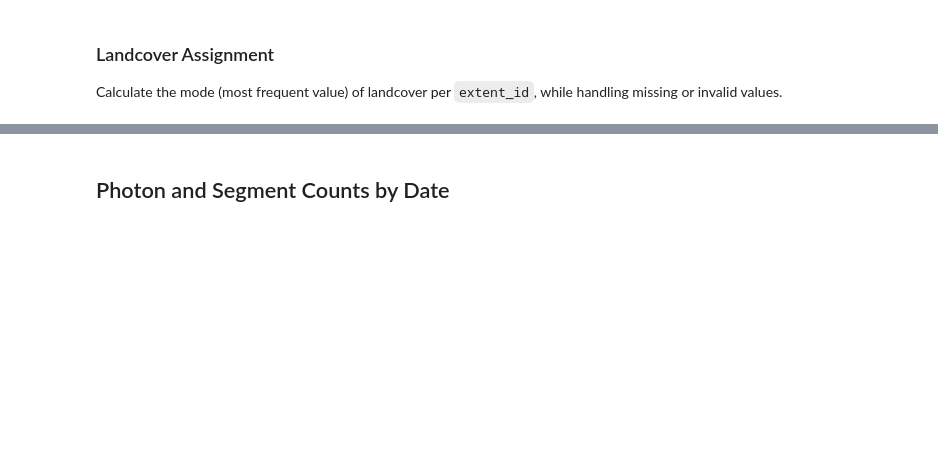
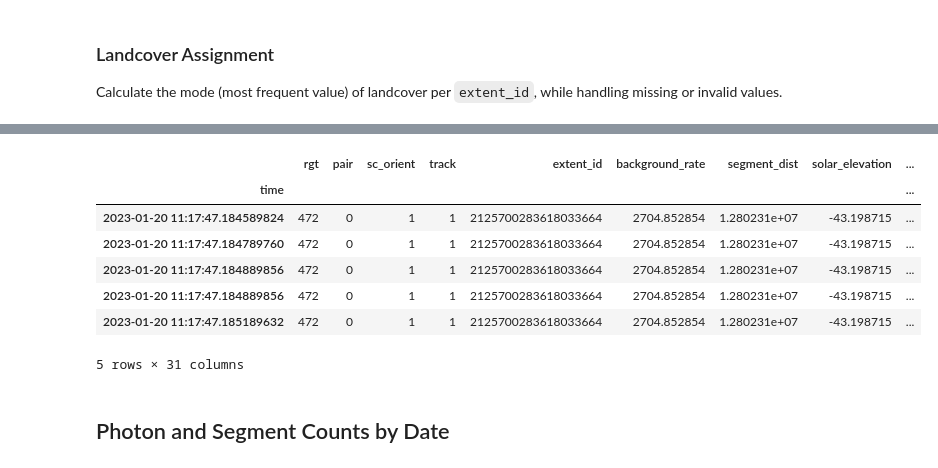
Before and after one commit to allenqluo/snow_on_tree, a Jupyter notebook: Snow_on_Tree_year.ipynb, the cells around one changed output, grey strips where cells are left out. Cells and saved outputs as stored; diff of their text form; code cells hidden in the pictures; blank space fills up the shorter version.

```diff
--- a/Snow_on_Tree_year.ipynb
+++ b/Snow_on_Tree_year.ipynb
@@ -367,14 +145,0 @@ Wall time: 11.7 s
-# %%
-# Adjust display options
-pd.set_option('display.max_columns', None)  # Show all columns
-pd.set_option('display.width', None)        # Use full width of the terminal
-pd.set_option('display.expand_frame_repr', False)  # Avoid column wrapping
-
-# Group by 'extent_id' and 'spot', then get the first row for each unique combination
-unique_spot_rows = processed_site_data[2021].drop_duplicates(subset=['extent_id', 'spot'])
-
-# Display the result
-print(len(unique_spot_rows))
-# unique_spot_rows.head(50)
-print(unique_spot_rows.head(50))
-del unique_spot_rows
@@ -399,2 +146,40 @@ time
+# %%
+# Step 1: Ensure there are no invalid landcover values before grouping
+valid_landcover_codes = {111, 113, 112, 114, 115, 116, 121, 123, 122, 124, 125, 126, 20}
+
+# Filter out rows with invalid or missing landcover values
+valid_landcover_data = atl03_data[atl03_data["landcover"].isin(valid_landcover_codes)].copy()
+
+# Step 2: Calculate the landcover mode for each extent_id
+landcover_modes = (
+    valid_landcover_data.groupby("extent_id")["landcover"].agg(lambda x: x.mode().iloc[0] if not x.mode().empty else None)
+)
+
+# Step 3: Assign the calculated mode back to the original DataFrame
+atl03_data["landcover_mode"] = atl03_data["extent_id"].map(landcover_modes)
+
+
+# Step 4: Set 'time' back as the index
+atl03_data.set_index("time", inplace=True)
+
+# Ensure 'time' is in datetime format
+atl03_data.index = pd.to_datetime(atl03_data.index)
+
+# Step 5: Extract month, year, and day for aggregation
+atl03_data["month"] = atl03_data.index.month
+atl03_data["year"] = atl03_data.index.year
+atl03_data["day"] = atl03_data.index.day
+
+# Display the updated DataFrame
+atl03_data.head()
+# %% [output]
+|  | rgt | pair | sc_orient | track | extent_id | background_rate | segment_dist | solar_elevation | ... |
+| time |  |  |  |  |  |  |  |  | ... |
+| 2023-01-20 11:17:47.184589824 | 472 | 0 | 1 | 1 | 2125700283618033664 | 2704.852854 | 1.280231e+07 | -43.198715 | ... |
+| 2023-01-20 11:17:47.184789760 | 472 | 0 | 1 | 1 | 2125700283618033664 | 2704.852854 | 1.280231e+07 | -43.198715 | ... |
+| 2023-01-20 11:17:47.184889856 | 472 | 0 | 1 | 1 | 2125700283618033664 | 2704.852854 | 1.280231e+07 | -43.198715 | ... |
+| 2023-01-20 11:17:47.184889856 | 472 | 0 | 1 | 1 | 2125700283618033664 | 2704.852854 | 1.280231e+07 | -43.198715 | ... |
+| 2023-01-20 11:17:47.185189632 | 472 | 0 | 1 | 1 | 2125700283618033664 | 2704.852854 | 1.280231e+07 | -43.198715 | ... |
+5 rows × 31 columns
 # %% [markdown]
 ## Photon and Segment Counts by Date
```
Also changed, not shown: parts of 17 cells of this notebook, 44 other files.
